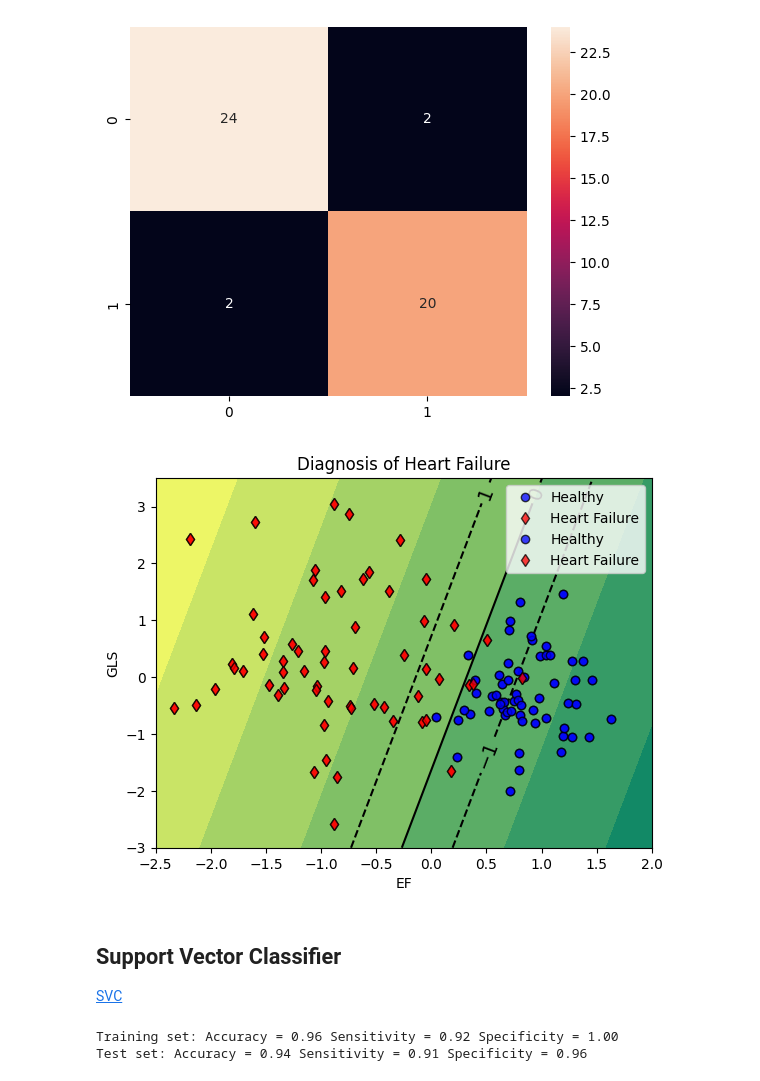
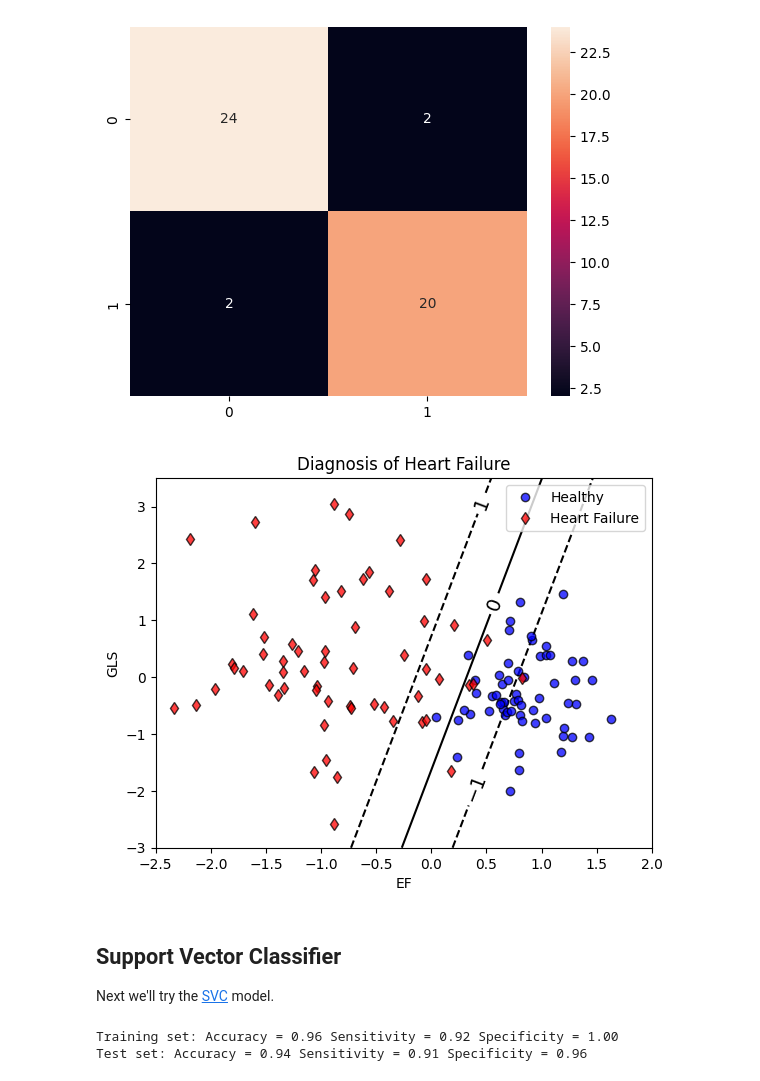
Before and after one commit to MaralAminpour/ML-BME-UofA, a Jupyter notebook: Week-3-Classification-models/3.2-Classification-models.ipynb, the cells around one changed output. Saved outputs shown, nothing was run; the diff lists cells and outputs as text; code cells hidden in the pictures.

```diff
--- a/Week-3-Classification-models/3.2-Classification-models.ipynb
+++ b/Week-3-Classification-models/3.2-Classification-models.ipynb
@@ -415,14 +405,14 @@ def PlotSVCDecisionBoundary(model, X, y, plotSV=False, plotDF=False):
 # %%
 # Plot boundary
 PlotSVCDecisionBoundary(linearsvc_model, X, y)
 #PlotSVCDecisionBoundary(linearsvc_model, X, y, plotSV=True, plotDF=True)
-PlotDecisionFunction(linearsvc_model, X, y)
+#PlotDecisionFunction(linearsvc_model, X, y)
 # %% [output]
-[figure, old version]
+[figure, new version]
 # %% [markdown]
 ## Support Vector Classifier
 
-[SVC](https://scikit-learn.org/stable/modules/generated/sklearn.svm.SVC.html)
+Next we'll try the [SVC](https://scikit-learn.org/stable/modules/generated/sklearn.svm.SVC.html) model.
 # %%
 # A linear SVC using the SVC class (instead of LinearSVC)
 
```
Also changed, not shown: parts of 35 cells of this notebook.
